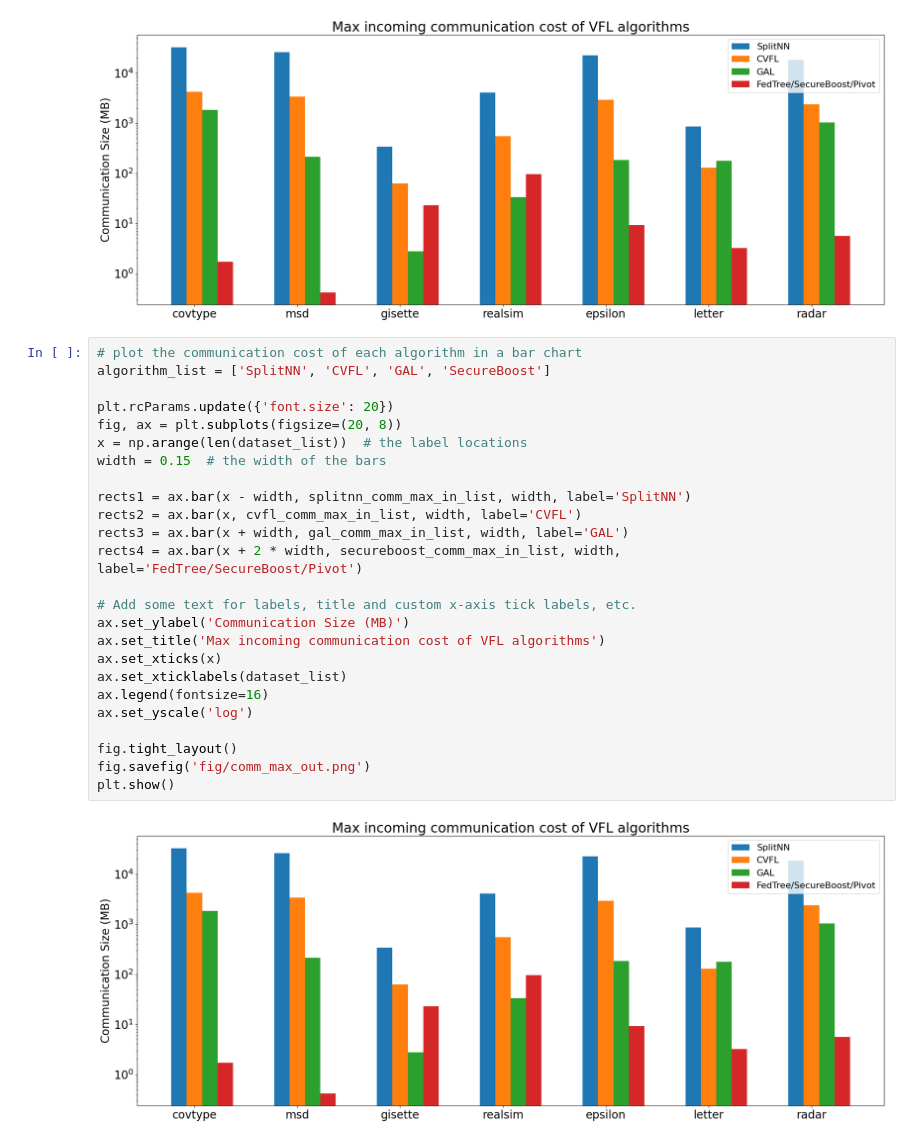
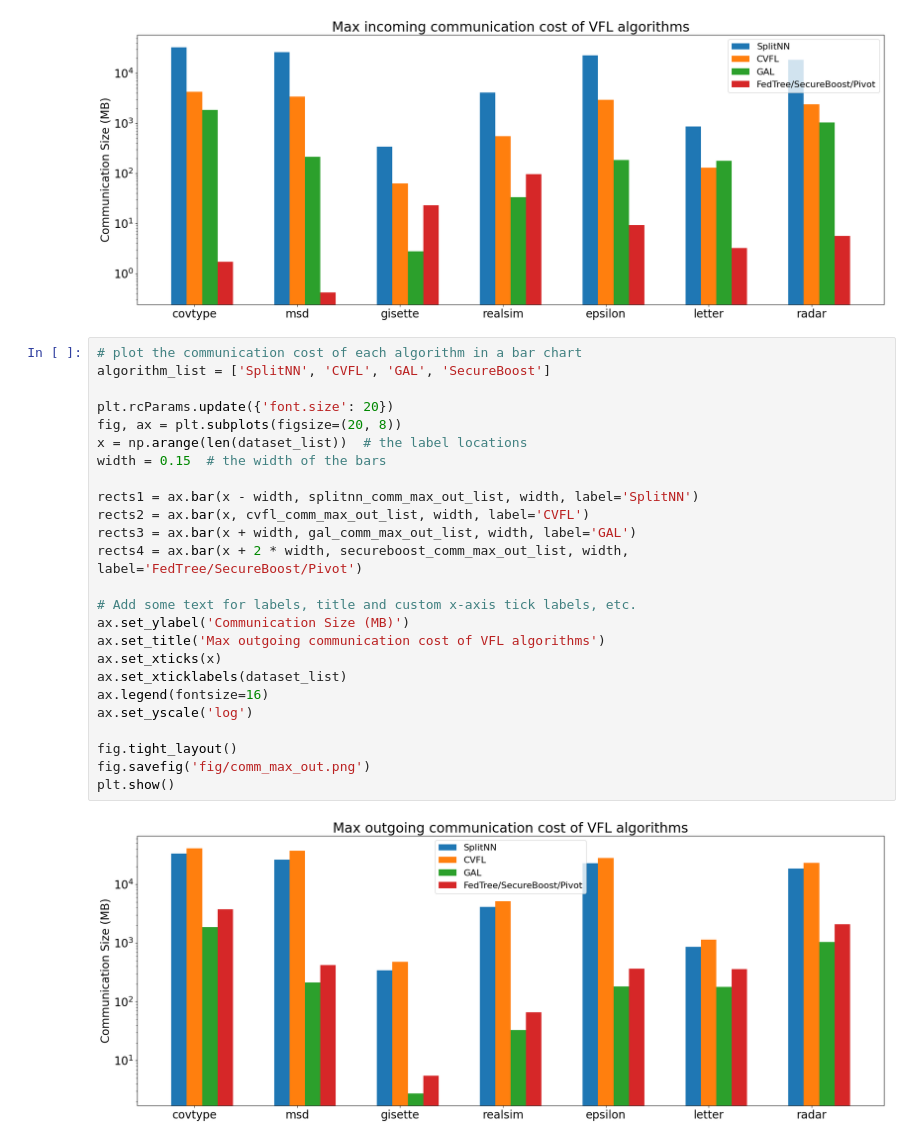
Before and after one commit to Xtra-Computing/VertiBench, a Jupyter notebook: comm-cost.ipynb, the cells around one changed output. Saved outputs shown, nothing was run; the diff lists cells and outputs as text.

```diff
--- a/comm-cost.ipynb
+++ b/comm-cost.ipynb
@@ -315,27 +318,27 @@ plt.show()
 # %%
 # plot the communication cost of each algorithm in a bar chart
 algorithm_list = ['SplitNN', 'CVFL', 'GAL', 'SecureBoost']
 
 plt.rcParams.update({'font.size': 20})
 fig, ax = plt.subplots(figsize=(20, 8))
 x = np.arange(len(dataset_list))  # the label locations
 width = 0.15  # the width of the bars
 
-rects1 = ax.bar(x - width, splitnn_comm_max_in_list, width, label='SplitNN')
-rects2 = ax.bar(x, cvfl_comm_max_in_list, width, label='CVFL')
-rects3 = ax.bar(x + width, gal_comm_max_in_list, width, label='GAL')
-rects4 = ax.bar(x + 2 * width, secureboost_comm_max_in_list, width, label='FedTree/SecureBoost/Pivot')
+rects1 = ax.bar(x - width, splitnn_comm_max_out_list, width, label='SplitNN')
+rects2 = ax.bar(x, cvfl_comm_max_out_list, width, label='CVFL')
+rects3 = ax.bar(x + width, gal_comm_max_out_list, width, label='GAL')
+rects4 = ax.bar(x + 2 * width, secureboost_comm_max_out_list, width, label='FedTree/SecureBoost/Pivot')
 
 # Add some text for labels, title and custom x-axis tick labels, etc.
 ax.set_ylabel('Communication Size (MB)')
-ax.set_title('Max incoming communication cost of VFL algorithms')
+ax.set_title('Max outgoing communication cost of VFL algorithms')
 ax.set_xticks(x)
 ax.set_xticklabels(dataset_list)
 ax.legend(fontsize=16)
 ax.set_yscale('log')
 
 fig.tight_layout()
 fig.savefig('fig/comm_max_out.png')
 plt.show()
 # %% [output]
-[figure, old version]
+[figure, new version]
```
Also changed, not shown: parts of 2 cells of this notebook, 23 other files.
